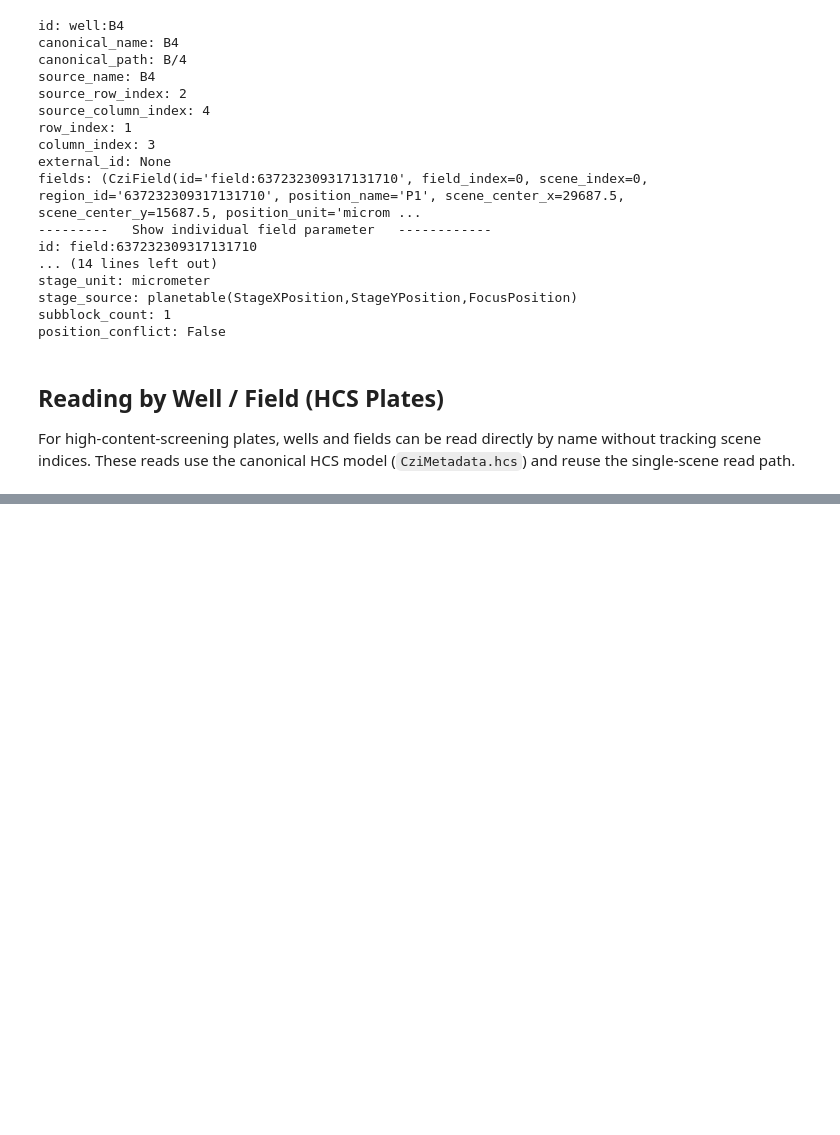
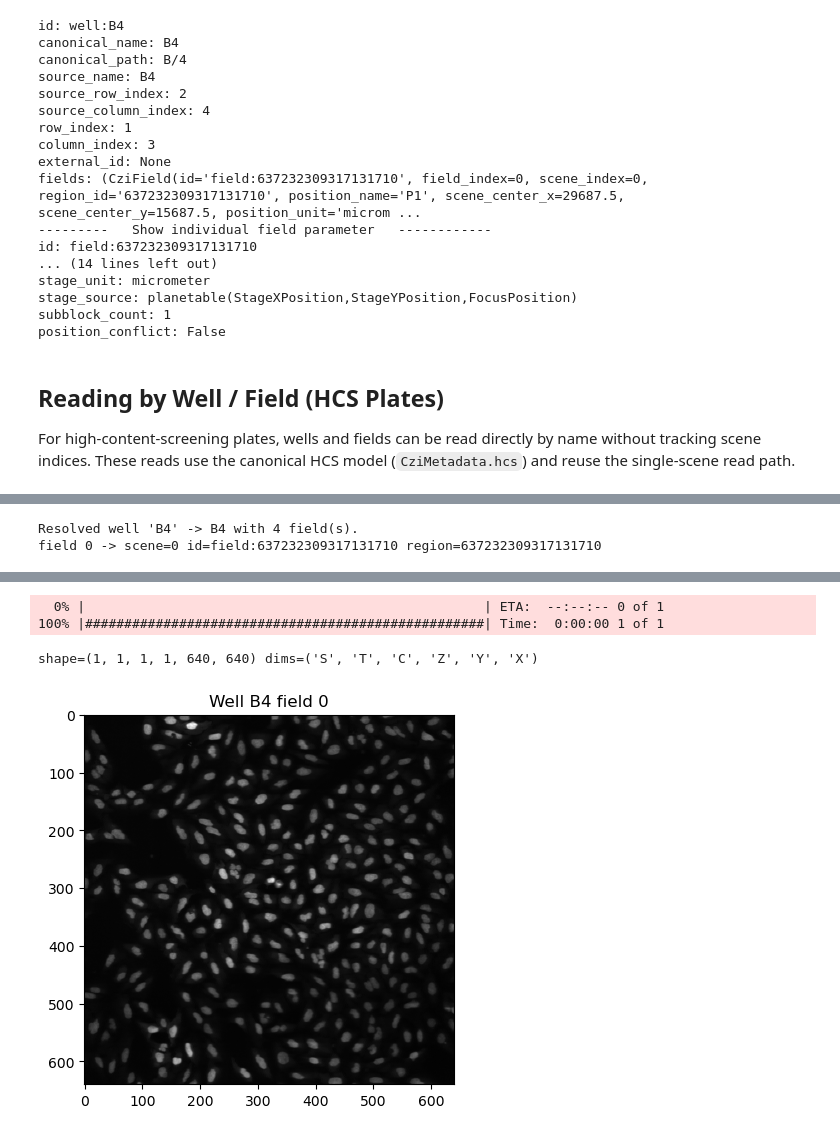
Before and after one commit to sebi06/czitools, a Jupyter notebook: demo/notebooks/czitools_usage_demo.ipynb, the cells around one changed output, grey strips where cells are left out. Cells and saved outputs as stored; diff of their text form; code cells hidden in the pictures; blank space fills up the shorter version.

```diff
--- a/demo/notebooks/czitools_usage_demo.ipynb
+++ b/demo/notebooks/czitools_usage_demo.ipynb
@@ -19,7 +19,8 @@ there is no need to read it twice:
 from czitools.metadata_tools import CziMetadata
 
 # enter the correct filepath here - it can be also a link to a czi file on the web, e.g. from github
-filepath = r"F:\Pixi_Projects\zen_czi\czitools\data\WP96_4Pos_B4-10_DAPI.czi"
+#filepath = r"F:\Pixi_Projects\zen_czi\czitools\data\WP96_4Pos_B4-10_DAPI.czi"
+filepath = r"/datadisk1/Github/czitools/data/WP96_4Pos_B4-10_DAPI.czi"
 
 mdata = CziMetadata(filepath)
 # %%
@@ -538,0 +616,31 @@ for field in well.fields:
+# %%
+# Pure resolution (no pixel reading). resolve_well normalizes the name.
+well = resolve_well(plate, selected_well)
+
+print(
+    f"Resolved well {selected_well!r} -> {well.canonical_name} with {len(well.fields)} field(s)."
+)
+
+# Resolve the first field in the well (field_index=0) and print its details.
+first_field = resolve_field(plate, selected_well, 0)
+
+print(
+    f"field 0 -> scene={first_field.scene_index} id={first_field.id} region={first_field.region_id}"
+)
+# %% [output]
+Resolved well 'B4' -> B4 with 4 field(s).
+field 0 -> scene=0 id=field:637232309317131710 region=637232309317131710
+# %%
+# Read a single field (field 0) -> one scene, returned as an xarray.DataArray.
+print(f"\nread_field({well.canonical_name!r}, 0):")
+
+array, _ = read_field(filepath, selected_well, 0, use_xarray=True)
+
+if array is not None:
+    print(f"shape={array.shape} dims={getattr(array, 'dims', None)}")
+
+    plt.figure()
+    plt.imshow(array[0, 0, 0, 0, ...], cmap="gray")
+    plt.title(f"Well {well.canonical_name} field 0")
+    plt.show()
+# %% [output]
@@ -538,0 +649,4 @@ for field in well.fields:
+  0% |                                                   | ETA:  --:--:-- 0 of 1
+100% |###################################################| Time:  0:00:00 1 of 1
+shape=(1, 1, 1, 1, 640, 640) dims=('S', 'T', 'C', 'Z', 'Y', 'X')
+[figure, added]
```
Also changed, not shown: parts of 15 cells of this notebook, 3 other files.
